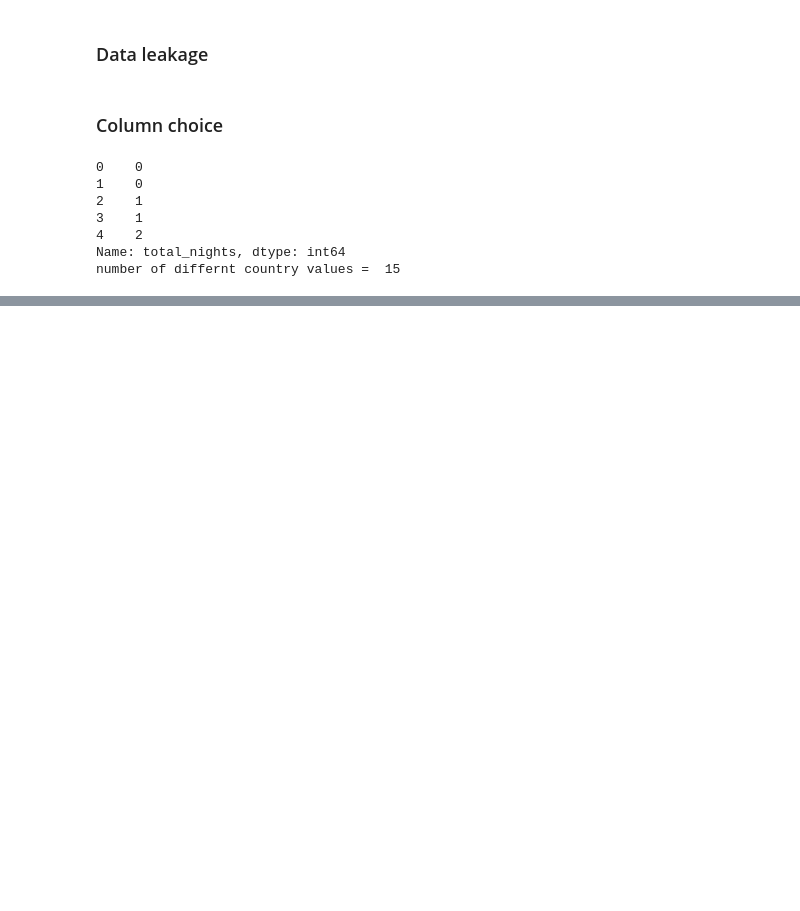
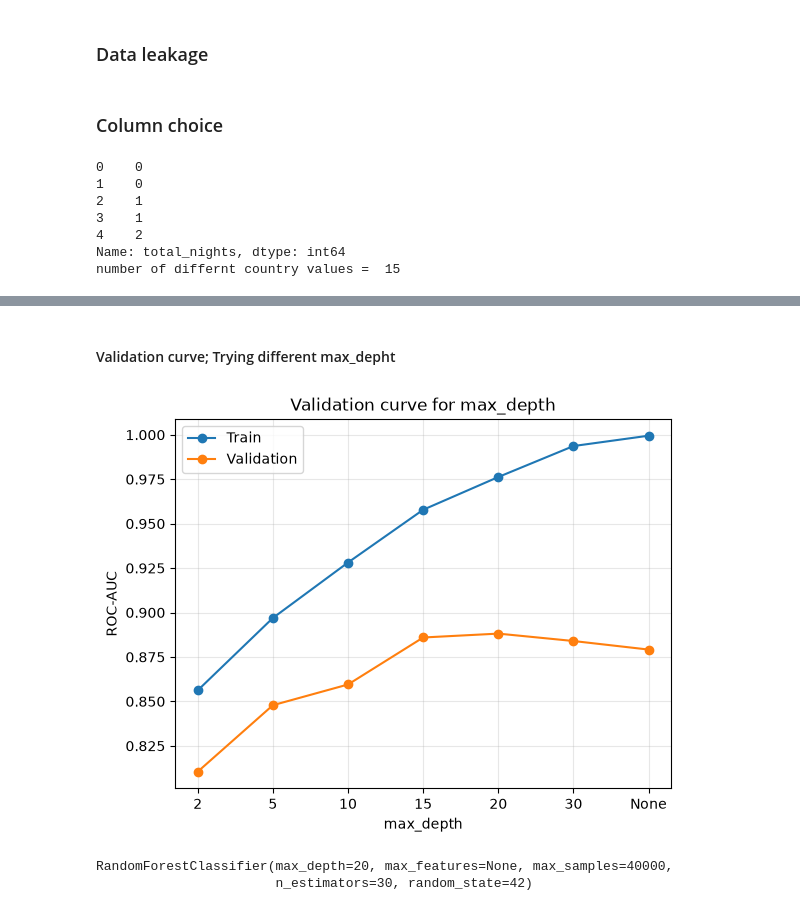
Before and after one commit to Matina34/Machine_Learning_Project, a Jupyter notebook: Matina_nb.ipynb, the cells around one changed output, grey strips where cells are left out. Cells and saved outputs as stored; diff of their text form; code cells hidden in the pictures; blank space fills up the shorter version.

```diff
--- a/Matina_nb.ipynb
+++ b/Matina_nb.ipynb
@@ -300,0 +478,27 @@ Name: is_canceled, dtype: float64
+# %% [markdown]
+#### Validation curve; Trying different max_depht
+# %%
+import matplotlib.pyplot as plt
+from sklearn.metrics import roc_auc_score
+
+values = [2, 5, 10, 15, 20, 30, None]
+train_scores, val_scores = [], []
+
+for v in values:
+    m = RandomForestClassifier(n_estimators=30, max_depth=v,
+                               random_state=42, n_jobs=-1)
+    m.fit(x_train_rf, y_train)
+    train_scores.append(roc_auc_score(y_train, m.predict_proba(x_train_rf)[:, 1]))
+    val_scores.append(roc_auc_score(y_val, m.predict_proba(x_val_rf)[:, 1]))
+
+labels = [str(v) for v in values]
+plt.plot(labels, train_scores, marker="o", label="Train")
+plt.plot(labels, val_scores, marker="o", label="Validation")
+plt.xlabel("max_depth")
+plt.ylabel("ROC-AUC")
+plt.title("Validation curve for max_depth")
+plt.legend()
+plt.grid(alpha=0.3)
+plt.show()
+# %% [output]
+[figure, added]
@@ -300,0 +522,5 @@ Name: is_canceled, dtype: float64
+# %%
+tuned_rf.fit(x_train_rf, y_train)
+# %% [output]
+RandomForestClassifier(max_depth=20, max_features=None, max_samples=40000,
+                       n_estimators=30, random_state=42)
```
Also changed, not shown: parts of 36 cells of this notebook.
